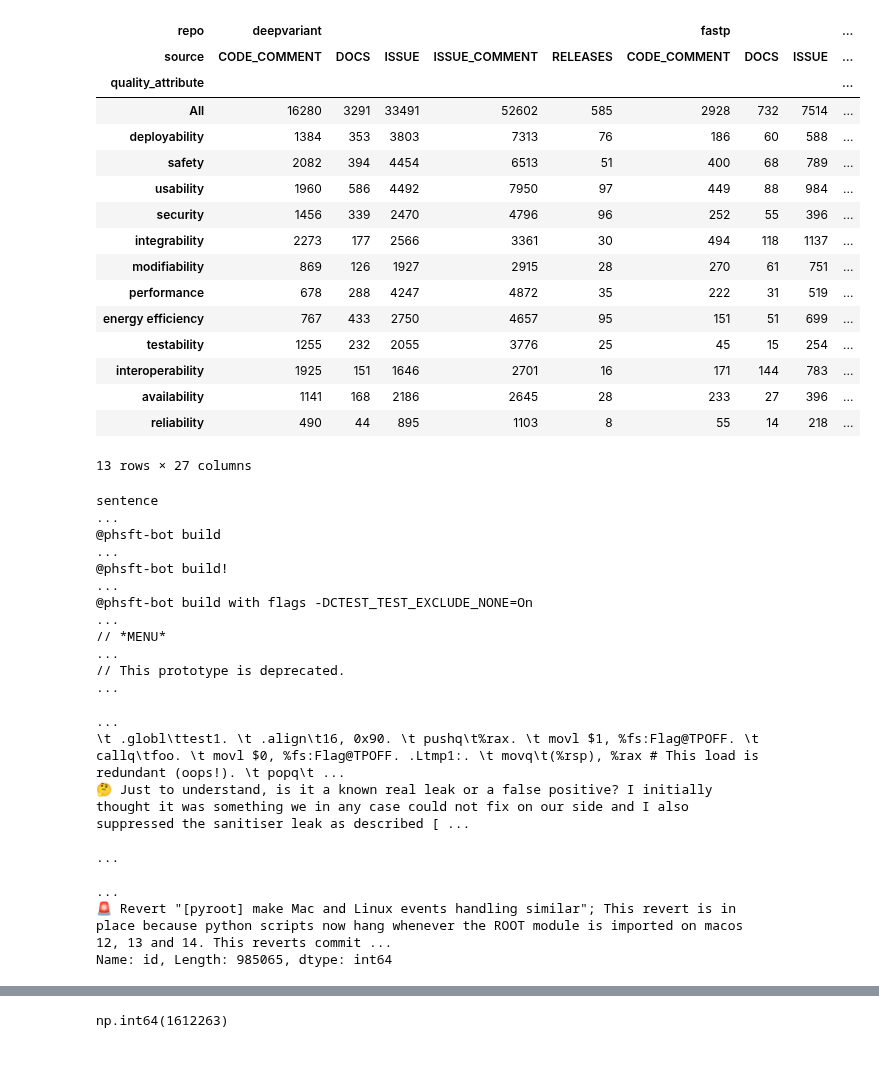
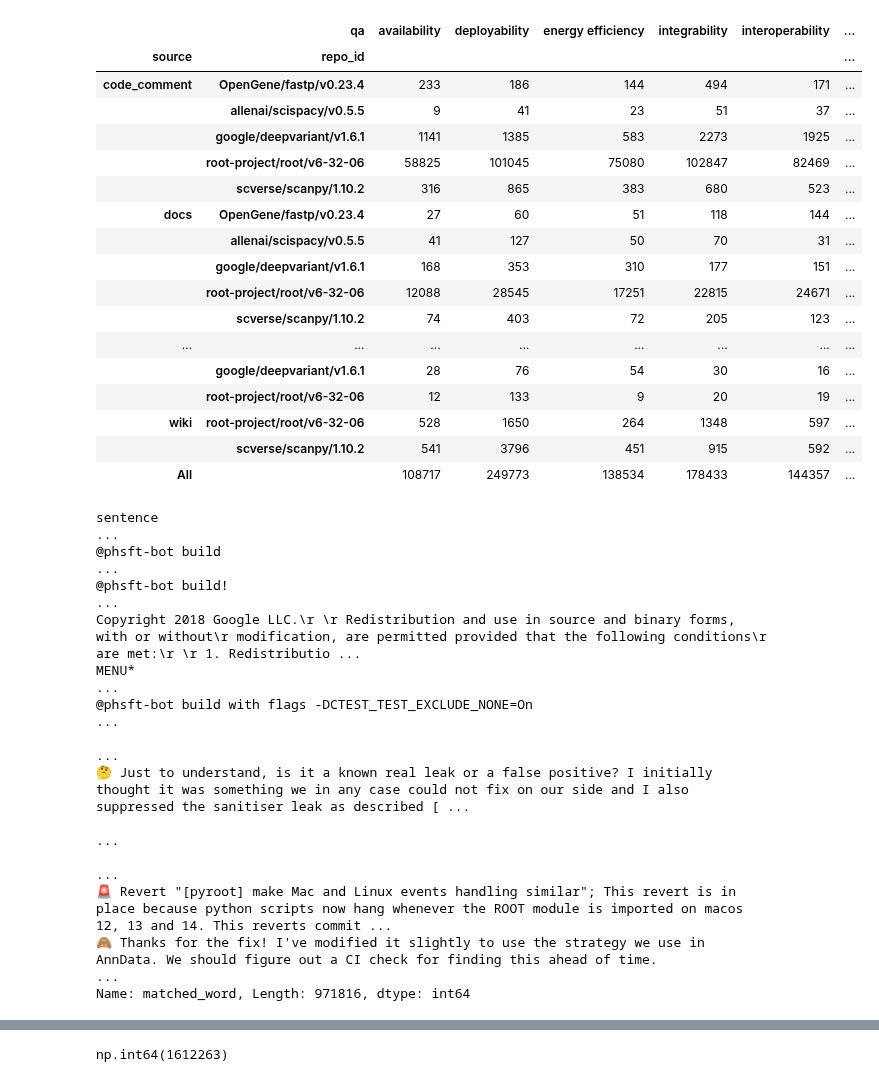
Before and after one commit to dmitrijs-voronovs/scientific-software-architecture-analysis, a Jupyter notebook: processing_pipeline/keyword_matching/keyword_matching_analysis.ipynb, the cells around one changed output, grey strips where cells are left out. Saved outputs shown, nothing was run; the diff lists cells and outputs as text; code cells hidden in the pictures.

```diff
--- a/processing_pipeline/keyword_matching/keyword_matching_analysis.ipynb
+++ b/processing_pipeline/keyword_matching/keyword_matching_analysis.ipynb
@@ -72,36 +76,37 @@ df2.pivot_table(index=["qa"], columns=["repo_id", "source"], values="id", aggfun
-# %%
-df2.pivot_table(index=["qa"], columns=["repo_id", "source"], values="id", aggfunc="count", fill_value=0, margins=True).sort_values(by="All", ascending=False)
-# %% [output]
-| repo | deepvariant |  |  |  |  | fastp |  |  | ... |
-| source | CODE_COMMENT | DOCS | ISSUE | ISSUE_COMMENT | RELEASES | CODE_COMMENT | DOCS | ISSUE | ... |
-| quality_attribute |  |  |  |  |  |  |  |  | ... |
-| All | 16280 | 3291 | 33491 | 52602 | 585 | 2928 | 732 | 7514 | ... |
-| deployability | 1384 | 353 | 3803 | 7313 | 76 | 186 | 60 | 588 | ... |
-| safety | 2082 | 394 | 4454 | 6513 | 51 | 400 | 68 | 789 | ... |
-| usability | 1960 | 586 | 4492 | 7950 | 97 | 449 | 88 | 984 | ... |
-| security | 1456 | 339 | 2470 | 4796 | 96 | 252 | 55 | 396 | ... |
-| integrability | 2273 | 177 | 2566 | 3361 | 30 | 494 | 118 | 1137 | ... |
-| modifiability | 869 | 126 | 1927 | 2915 | 28 | 270 | 61 | 751 | ... |
-| performance | 678 | 288 | 4247 | 4872 | 35 | 222 | 31 | 519 | ... |
-| energy efficiency | 767 | 433 | 2750 | 4657 | 95 | 151 | 51 | 699 | ... |
-| testability | 1255 | 232 | 2055 | 3776 | 25 | 45 | 15 | 254 | ... |
-| interoperability | 1925 | 151 | 1646 | 2701 | 16 | 171 | 144 | 783 | ... |
-| availability | 1141 | 168 | 2186 | 2645 | 28 | 233 | 27 | 396 | ... |
-| reliability | 490 | 44 | 895 | 1103 | 8 | 55 | 14 | 218 | ... |
-13 rows × 27 columns
+# %%
+display_and_save(df.pivot_table(index=["source", "repo_id"], columns=["qa"], values="keyword", aggfunc="count", fill_value=0, margins=True), AbsDirPath.RES_KEYWORDS_MATCHING / "pivot_source&repo_to_qa.xlsx")
+# %% [output]
+|  | qa | availability | deployability | energy efficiency | integrability | interoperability | ... |
+| source | repo_id |  |  |  |  |  | ... |
+| code_comment | OpenGene/fastp/v0.23.4 | 233 | 186 | 144 | 494 | 171 | ... |
+|  | allenai/scispacy/v0.5.5 | 9 | 41 | 23 | 51 | 37 | ... |
+|  | google/deepvariant/v1.6.1 | 1141 | 1385 | 583 | 2273 | 1925 | ... |
+|  | root-project/root/v6-32-06 | 58825 | 101045 | 75080 | 102847 | 82469 | ... |
+|  | scverse/scanpy/1.10.2 | 316 | 865 | 383 | 680 | 523 | ... |
+| docs | OpenGene/fastp/v0.23.4 | 27 | 60 | 51 | 118 | 144 | ... |
+|  | allenai/scispacy/v0.5.5 | 41 | 127 | 50 | 70 | 31 | ... |
+|  | google/deepvariant/v1.6.1 | 168 | 353 | 310 | 177 | 151 | ... |
+|  | root-project/root/v6-32-06 | 12088 | 28545 | 17251 | 22815 | 24671 | ... |
+|  | scverse/scanpy/1.10.2 | 74 | 403 | 72 | 205 | 123 | ... |
+| ... | ... | ... | ... | ... | ... | ... | ... |
+|  | google/deepvariant/v1.6.1 | 28 | 76 | 54 | 30 | 16 | ... |
+|  | root-project/root/v6-32-06 | 12 | 133 | 9 | 20 | 19 | ... |
+| wiki | root-project/root/v6-32-06 | 528 | 1650 | 264 | 1348 | 597 | ... |
+|  | scverse/scanpy/1.10.2 | 541 | 3796 | 451 | 915 | 592 | ... |
+| All |  | 108717 | 249773 | 138534 | 178433 | 144357 | ... |
 # %%
-df2.groupby(["sentence", "source", "keyword"])['id'].count().sort_values(ascending=False)
+df.groupby(["sentence", "source", "keyword"])['matched_word'].count().sort_values(ascending=False)
 # %% [output]
 sentence                                                                                                                                                                                                 ...
 @phsft-bot build                                                                                                                                                                                         ...
 @phsft-bot build!                                                                                                                                                                                        ...
+Copyright 2018 Google LLC.\r \r Redistribution and use in source and binary forms, with or without\r modification, are permitted provided that the following conditions\r are met:\r \r 1. Redistributio ...
+MENU*                                                                                                                                                                                                    ...
 @phsft-bot build with flags -DCTEST_TEST_EXCLUDE_NONE=On                                                                                                                                                 ...
-// *MENU*                                                                                                                                                                                                ...
-// This prototype is deprecated.                                                                                                                                                                         ...
                                                                                                                                                                                                          ...
-\t .globl\ttest1. \t .align\t16, 0x90. \t pushq\t%rax. \t movl $1, %fs:Flag@TPOFF. \t callq\tfoo. \t movl $0, %fs:Flag@TPOFF. .Ltmp1:. \t movq\t(%rsp), %rax # This load is redundant (oops!). \t popq\t ...
 🤔 Just to understand, is it a known real leak or a false positive? I initially thought it was something we in any case could not fix on our side and I also suppressed the sanitiser leak as described [ ...
                                                                                                                                                                                                          ...
                                                                                                                                                                                                          ...
 🚨 Revert "[pyroot] make Mac and Linux events handling similar"; This revert is in place because python scripts now hang whenever the ROOT module is imported on macos 12, 13 and 14. This reverts commit ...
-Name: id, Length: 985065, dtype: int64
+🙈 Thanks for the fix! I've modified it slightly to use the strategy we use in AnnData. We should figure out a CI check for finding this ahead of time.                                                   ...
+Name: matched_word, Length: 971816, dtype: int64
```
Also changed, not shown: parts of 41 cells of this notebook, 6 other files.
